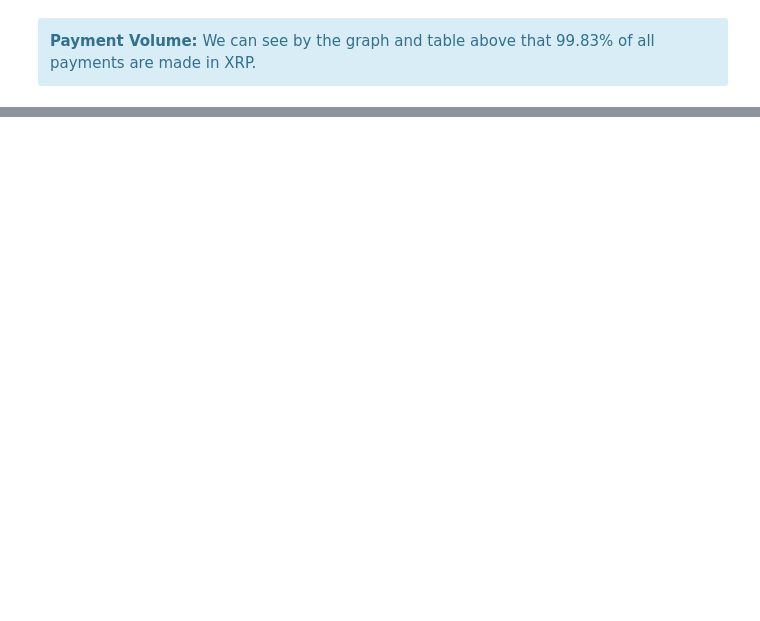
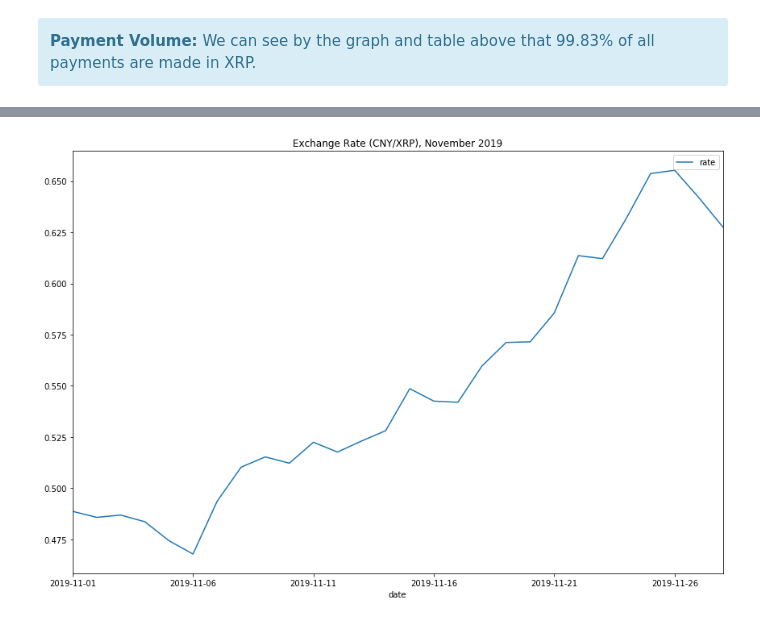
Before and after one commit to cakcora/Chainoba, a Jupyter notebook: anomaly/RippleAPI/Ripple_Metrics.ipynb, the cells around one changed output, grey strips where cells are left out. Saved outputs shown, nothing was run; the diff lists cells and outputs as text; code cells hidden in the pictures; blank space fills up the shorter version.

```diff
--- a/anomaly/RippleAPI/Ripple_Metrics.ipynb
+++ b/anomaly/RippleAPI/Ripple_Metrics.ipynb
@@ -201,0 +251,25 @@ plt.show()
+# %%
+exchange_rate_df = pd.DataFrame('0',index=range(0,28),columns=['rate','date'])
+# %%
+idx=0
+
+for i in range(1, 29):
+    date_string = '2019-11-' + str(i).zfill(2)
+    params = dict(date = date_string)
+
+    exchange_rate_df.loc[idx]['date'] = date_string
+    exchange_rate_df.loc[idx]['rate'] = api.get_exchange_rates(base='CNY+rKiCet8SdvWxPXnAgYarFUXMh1zCPz432Y', counter='XRP',
+                                                      **params)['rate']
+
+    idx += 1
+# %%
+exchange_rate = pd.DataFrame(exchange_rate_df[['rate']].values.astype('float'), index=exchange_rate_df['date'],
+             columns=['rate'])
+
+
+exchange_rate.plot(figsize=(12,8))
+plt.tight_layout()
+plt.title('Exchange Rate (CNY/XRP), November 2019')
+plt.show()
+# %% [output]
+[figure, added]
```
Also changed, not shown: parts of 20 cells of this notebook.
